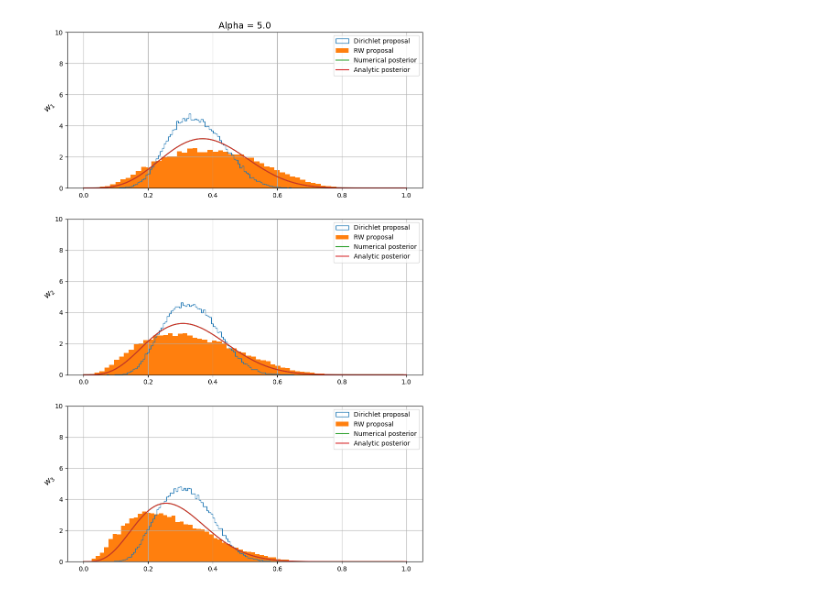
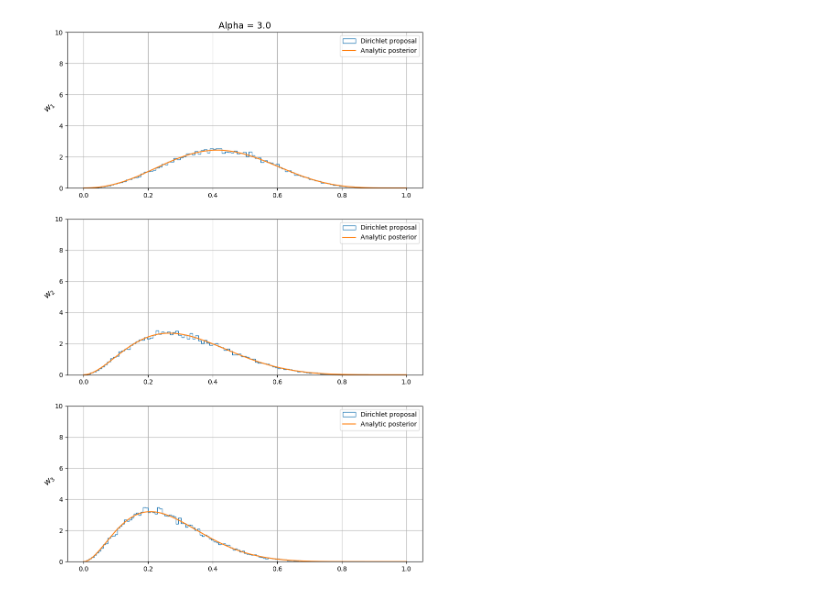
Before and after one commit to marcgrillo/dirichlet, a Jupyter notebook: notebook2.ipynb, the cells around one changed output. Cells and saved outputs as stored; diff of their text form; code cells hidden in the pictures.

```diff
--- a/notebook2.ipynb
+++ b/notebook2.ipynb
@@ -129,11 +148,12 @@ print(xt)
 # %%
-a = 5
+a = 3
 alpha = np.ones(n_pars)*a
+alpha_prop = np.ones(n_pars)
 
 n = int(1e5)
 
-samples, acp_probs_diri = sampling(n, xt, alpha)
-eps = 3
-each = int(1e5)
+#samples, acp_probs_diri = sampling(n, xt, alpha, alpha_prop)
+eps = 1
+each = int(1e4)
 samples2, acp_probs = sampling2(n, xt, alpha, eps, each)
 # %% [output]
@@ -157,31 +181,39 @@ for i in range(n_pars):
     x,y = an_post(i, 100, xt, alpha)
     anal_x.append(x)
     anal.append(y)
+
+anal_x2 = []
+anal2 = []
+for i in range(n_pars):
+    x,y = an_lik(i, 100, xt, alpha)
+    anal_x2.append(x)
+    anal2.append(y)
 # %%
 fig, axs = plt.subplots( n_pars, figsize = [10,15] )
 w = samples
-w2 = samples2
+w2 = samples2[2000:]
 x = np.arange(0, len(w[0]))
 for i in range(n_pars):
     axs[i].hist(np.transpose(w)[i], bins = 'auto', histtype='step', density = True, label = 'Dirichlet proposal')
-    axs[i].hist(np.transpose(w2)[i], bins = 'auto', density = True, label = 'RW proposal')
+    #axs[i].hist(np.transpose(w2)[i], bins = 'auto', density = True, label = 'RW proposal')
     axs[i].set_ylabel(f'$w_{i+1}$', rotation = 45, size = '13')
-    axs[i].plot(anal_x[i], anal[i], label = 'Numerical posterior')
+    #axs[i].plot(anal_x[i], anal[i], label = 'Numerical posterior')
+    #axs[i].plot(anal_x2[i], anal2[i], label = 'Numerical likelihood')
     if i == 0 :
         xx = np.linspace(1e-6,1,1000)
         axs[i].plot(xx, w1_post(xx, alpha, xt), label = 'Analytic posterior')
     if i == 1 :
         xx = np.linspace(1e-6,1,1000)
         axs[i].plot(xx, w2_post(xx, alpha, xt), label = 'Analytic posterior')
     if i == 2 :
         xx = np.linspace(1e-6,1,1000)
         axs[i].plot(xx, w3_post(xx, alpha, xt), label = 'Analytic posterior')
     axs[i].grid()
     axs[i].legend()
     axs[i].set_ylim([0,10])
 axs[0].set_title(f'Alpha = {alpha[0]}', size = 14)
 plt.savefig('Alpha'+str(alpha[0])+'_norm3.png')
 plt.show()
 plt.close()
 # %% [output]
-[figure, old version]
+[figure, new version]
```
Also changed, not shown: parts of 5 cells of this notebook, 5 other files.
